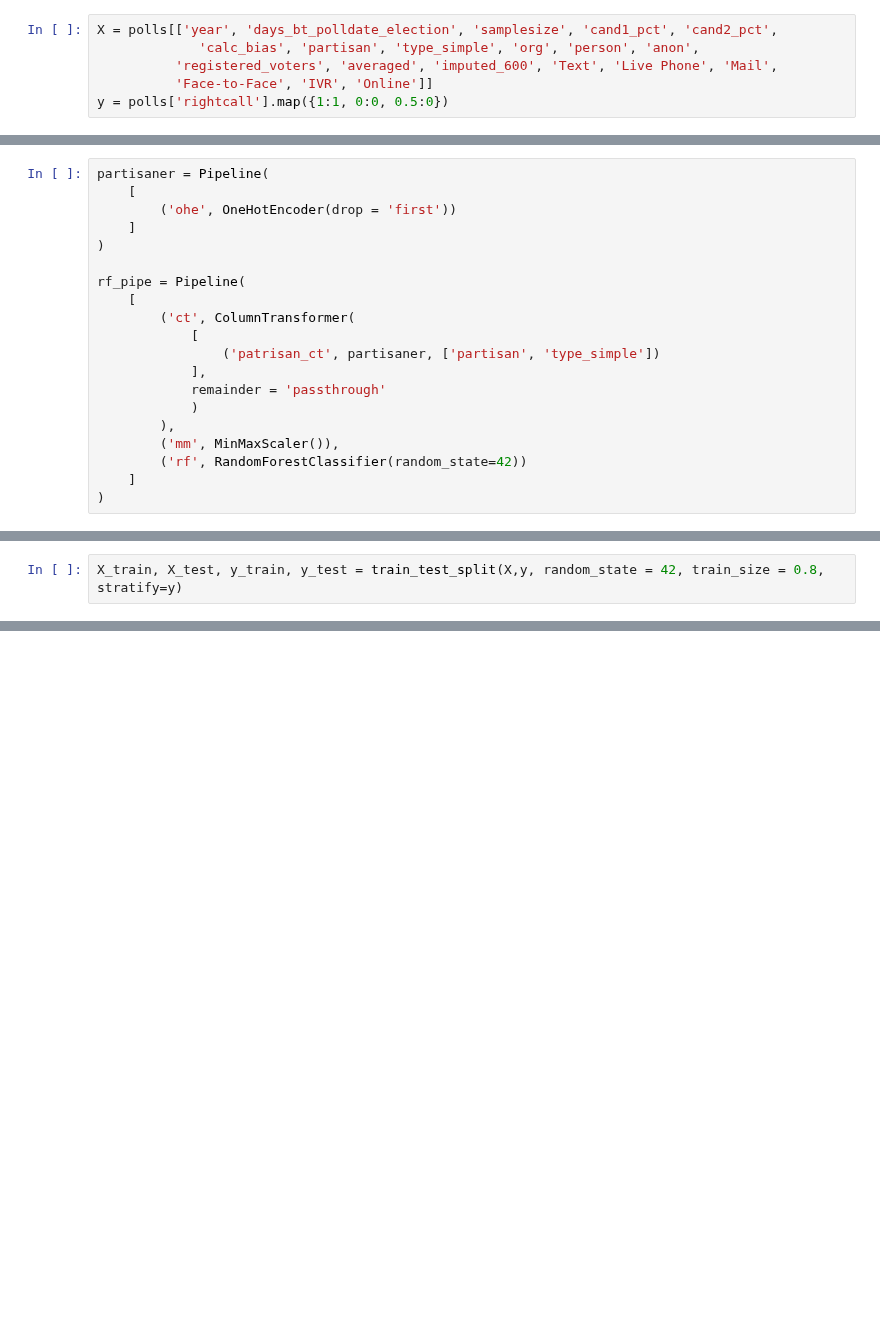
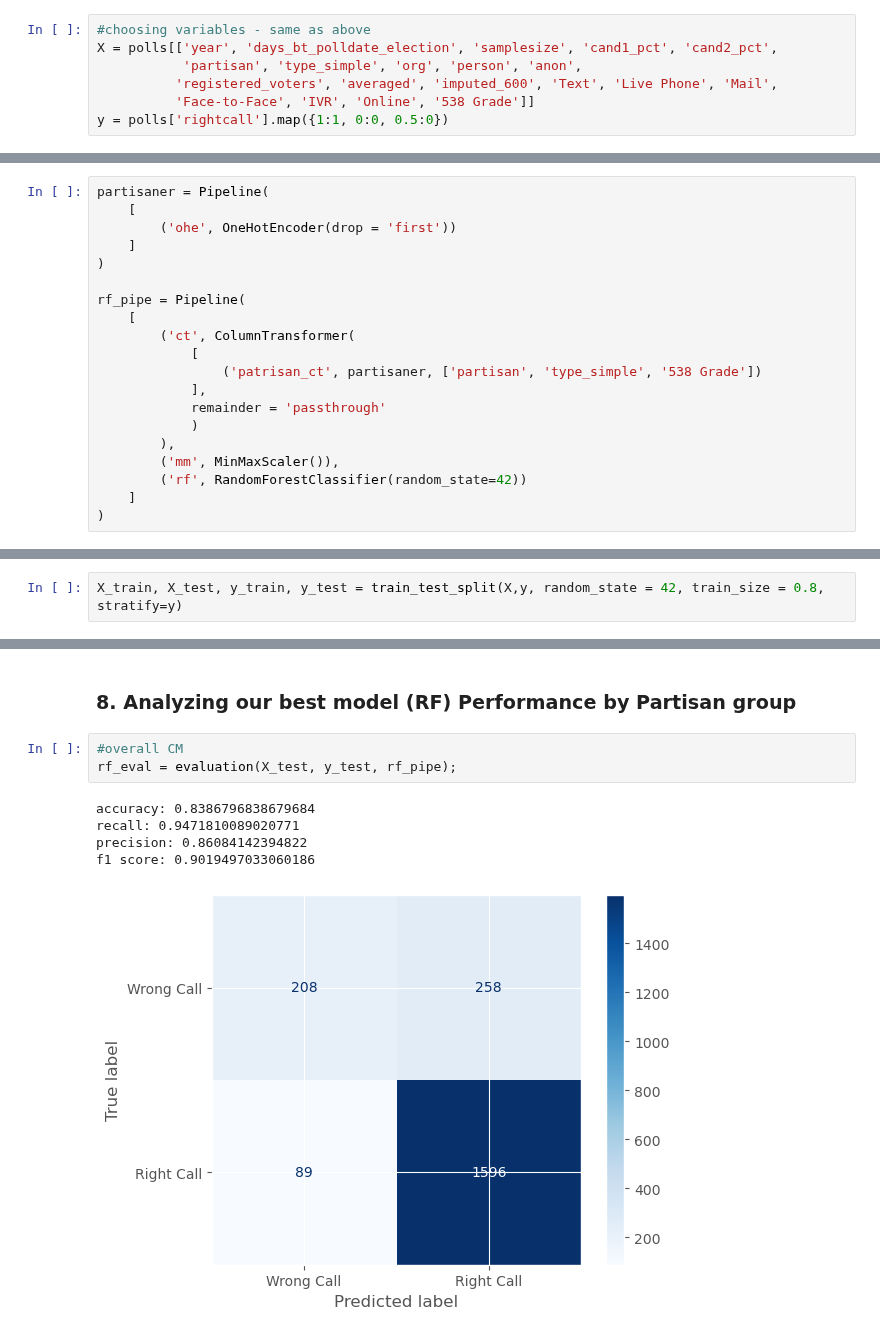
Before and after one commit to vijay-ravuri/poll-accuracy-modeling, a Jupyter notebook: code/03-Predictive_Modeling.ipynb, the cells around one changed output, grey strips where cells are left out. Cells and saved outputs as stored; diff of their text form; blank space fills up the shorter version.

```diff
--- a/code/03-Predictive_Modeling.ipynb
+++ b/code/03-Predictive_Modeling.ipynb
@@ -385,10 +428,11 @@ We can see that Decision Tree modeling is still working really well with this da
 # %% [markdown]
 ### 6. Random Forrest Model
 # %%
+#choosing variables - same as above
 X = polls[['year', 'days_bt_polldate_election', 'samplesize', 'cand1_pct', 'cand2_pct',
-             'calc_bias', 'partisan', 'type_simple', 'org', 'person', 'anon',
+           'partisan', 'type_simple', 'org', 'person', 'anon',
           'registered_voters', 'averaged', 'imputed_600', 'Text', 'Live Phone', 'Mail',
-          'Face-to-Face', 'IVR', 'Online']]
+          'Face-to-Face', 'IVR', 'Online', '538 Grade']]
 y = polls['rightcall'].map({1:1, 0:0, 0.5:0})
 # %%
 X_train, X_test, y_train, y_test = train_test_split(X,y, random_state = 42, train_size = 0.8, stratify=y)
@@ -403,7 +447,7 @@ rf_pipe = Pipeline(
     [
         ('ct', ColumnTransformer(
             [
-                ('patrisan_ct', partisaner, ['partisan', 'type_simple'])
+                ('patrisan_ct', partisaner, ['partisan', 'type_simple', '538 Grade'])
             ],
             remainder = 'passthrough'
             )
@@ -524,0 +567,11 @@ We attempted to use PolynominalFeatures to create Interaction features to make o
+# %% [markdown]
+### 8. Analyzing our best model (RF) Performance by Partisan group
+# %%
+#overall CM
+rf_eval = evaluation(X_test, y_test, rf_pipe);
+# %% [output]
+accuracy: 0.8386796838679684
+recall: 0.9471810089020771
+precision: 0.86084142394822
+f1 score: 0.9019497033060186
+[figure, added]
```
Also changed, not shown: parts of 54 cells of this notebook.
